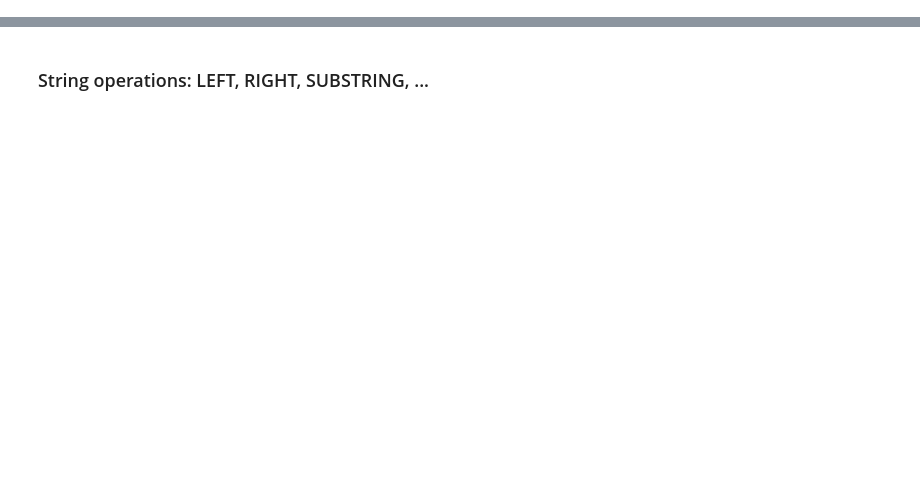
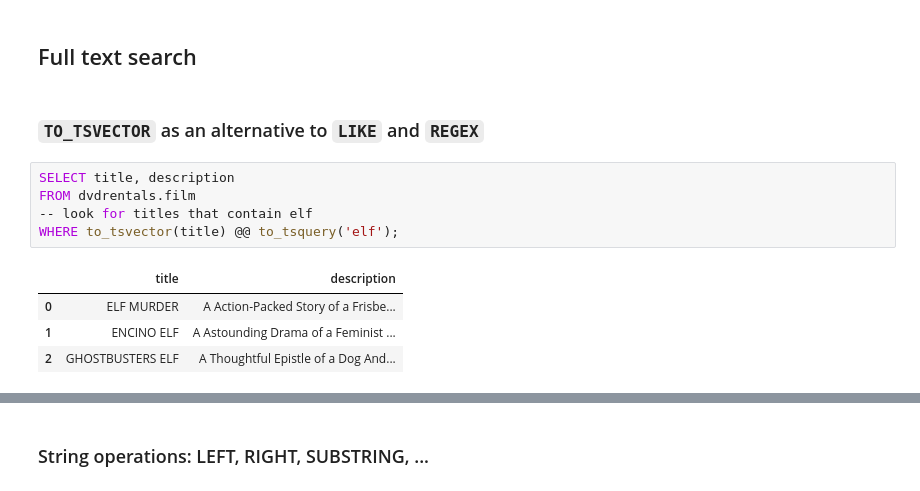
Before and after one commit to ursumarius/sql-datacamp, a Jupyter notebook: PostgreSQL-manipulating-data-functions/PostgreSQL-manipulating-data.ipynb, the cells around one changed output, grey strips where cells are left out. Saved outputs shown, nothing was run; the diff lists cells and outputs as text; blank space fills up the shorter version.

```diff
--- a/PostgreSQL-manipulating-data-functions/PostgreSQL-manipulating-data.ipynb
+++ b/PostgreSQL-manipulating-data-functions/PostgreSQL-manipulating-data.ipynb
@@ -31,0 +98,14 @@ Use the different tables to explore the data and practice your skills!
+# %% [markdown]
+## Full text search
+# %% [markdown]
+### `TO_TSVECTOR` as an alternative to `LIKE` and `REGEX`
+# %%
+SELECT title, description
+FROM dvdrentals.film
+-- look for titles that contain elf
+WHERE to_tsvector(title) @@ to_tsquery('elf');
+# %% [output]
+|  | title | description |
+| 0 | ELF MURDER | A Action-Packed Story of a Frisbe... |
+| 1 | ENCINO ELF | A Astounding Drama of a Feminist ... |
+| 2 | GHOSTBUSTERS ELF | A Thoughtful Epistle of a Dog And... |
```
Also changed, not shown: parts of 32 cells of this notebook, 1 other file.
